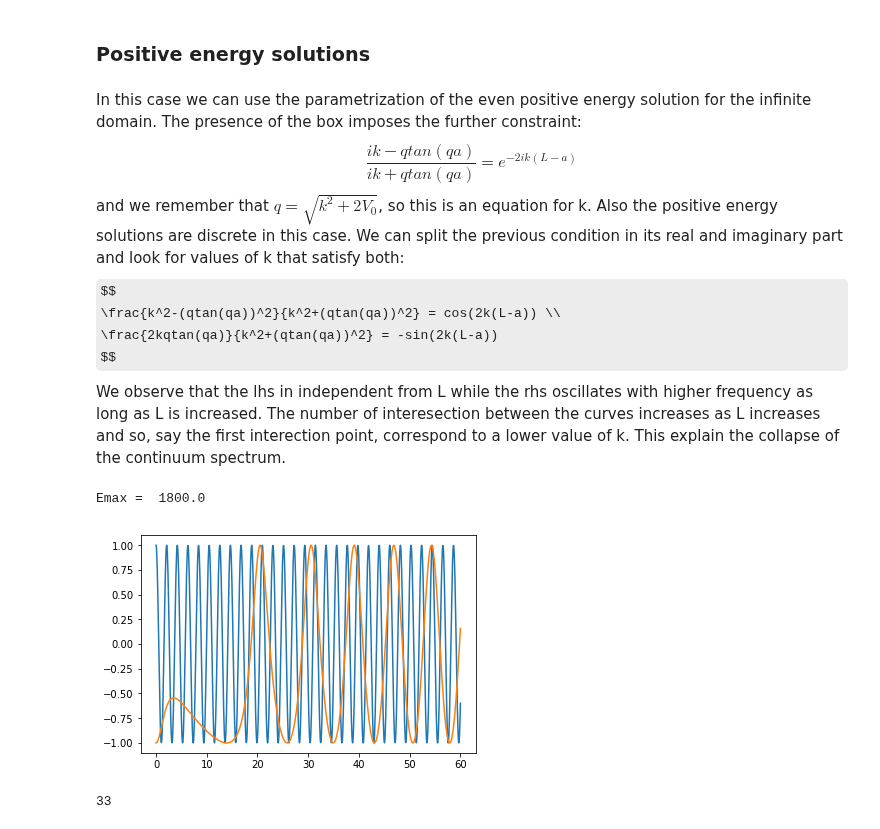
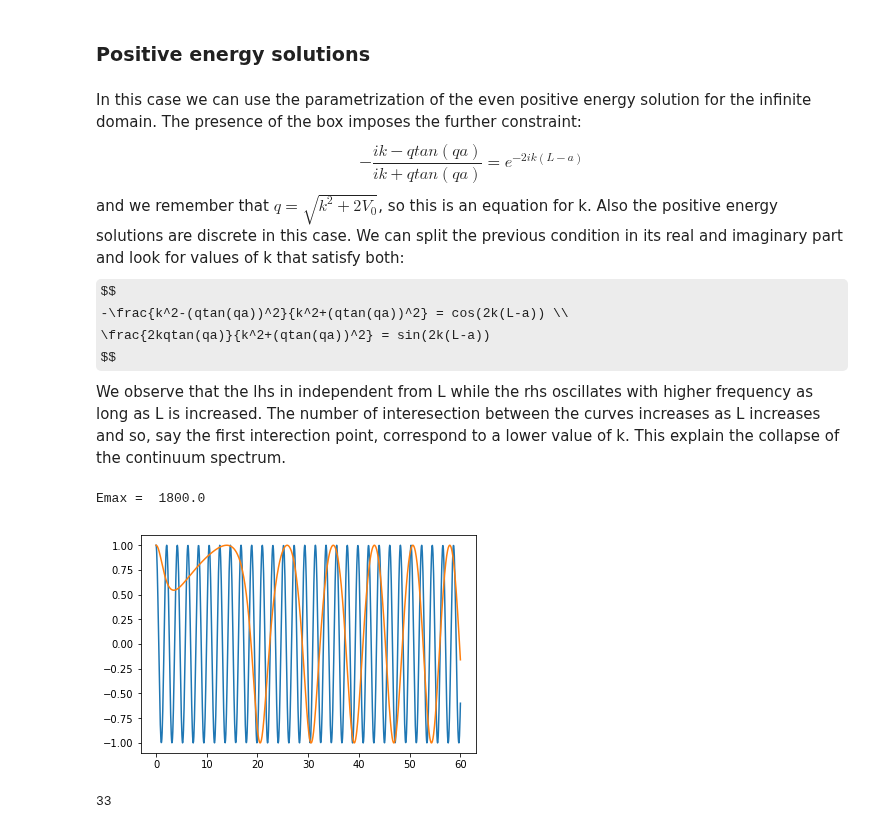
Before and after one commit to luigigenovese/KPM-nb, a Jupyter notebook: POLARIZABILITY/Potential_well_(infinite_domain_vs_finite_box).ipynb, the cells around one changed output. Drawn from its saved outputs; the diff is of its cells as text; code cells hidden in the pictures; some formulas as TeX source.

```diff
--- a/POLARIZABILITY/Potential_well_(infinite_domain_vs_finite_box).ipynb
+++ b/POLARIZABILITY/Potential_well_(infinite_domain_vs_finite_box).ipynb
@@ -394,12 +394,12 @@ The negative energy solutions become stable as L is increased and their energy c
 # %% [markdown]
 In this case we can use the parametrization of the even positive energy solution for the infinite domain. The presence of the box imposes the further constraint:
 $$
-\frac{ik-qtan(qa)}{ik+qtan(qa)} = e^{-2ik(L-a)}
+-\frac{ik-qtan(qa)}{ik+qtan(qa)} = e^{-2ik(L-a)}
 $$
 and we remember that $q=\sqrt{k^2+2V_0}$, so this is an equation for k. Also the positive energy solutions are discrete in this case. We can split the previous condition in its real and imaginary part and look for values of k that satisfy both:
 $$
-\frac{k^2-(qtan(qa))^2}{k^2+(qtan(qa))^2} = cos(2k(L-a)) \\
-\frac{2kqtan(qa)}{k^2+(qtan(qa))^2} = -sin(2k(L-a))
+-\frac{k^2-(qtan(qa))^2}{k^2+(qtan(qa))^2} = cos(2k(L-a)) \\
+\frac{2kqtan(qa)}{k^2+(qtan(qa))^2} = sin(2k(L-a))
 $$
 We observe that the lhs in independent from L while the rhs oscillates with higher frequency as long as L is increased. The number of interesection between the curves increases as L increases and so, say the first interection point, correspond to a lower value of k. This explain the collapse of the continuum spectrum.
 # %%
@@ -411,9 +411,9 @@ def q(k): return np.sqrt(k**2+2*V0)
 Emax =  1800.0
 # %%
 plt.plot(k,np.cos(2.0*k*(L-a)))
-plt.plot(k,(k**2-(q(k)*np.tan(q(k)*a))**2)/(k**2+(q(k)*np.tan(q(k)*a))**2))
+plt.plot(k,-(k**2-(q(k)*np.tan(q(k)*a))**2)/(k**2+(q(k)*np.tan(q(k)*a))**2))
 #plt.ylim([0,20])
 plt.show()
 # %% [output]
-[figure, old version]
+[figure, new version]
 # %%
```
Also changed, not shown: parts of 13 cells of this notebook.
